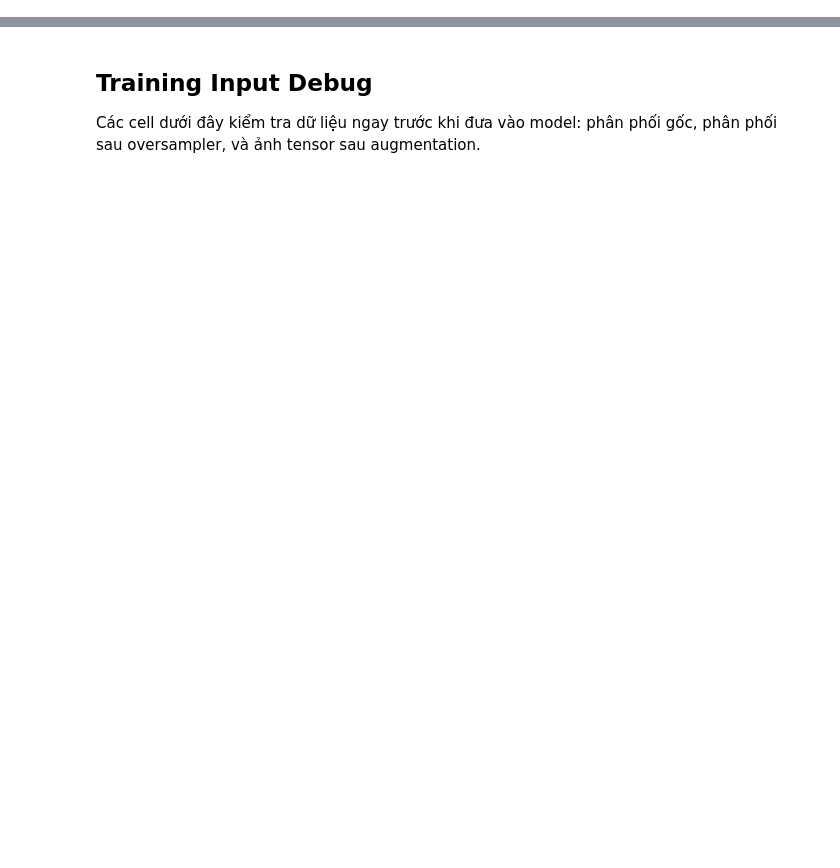
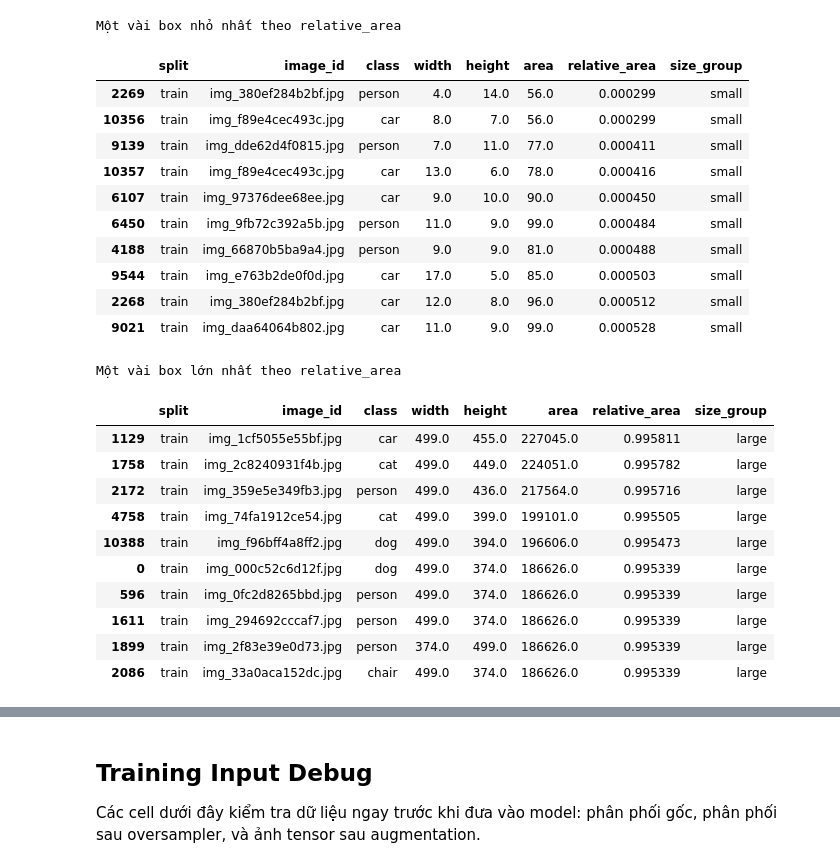
Before and after one commit to ngocbao220/IM-object-detection, a Jupyter notebook: notebooks/data_analysis.ipynb, the cells around one changed output, grey strips where cells are left out. Cells and saved outputs as stored; diff of their text form; code cells hidden in the pictures; blank space fills up the shorter version.

```diff
--- a/notebooks/data_analysis.ipynb
+++ b/notebooks/data_analysis.ipynb
@@ -248,0 +130,36 @@ show_stats("train")
+# %%
+box_table = dataset_analysis["box_table"]
+print("Một vài box nhỏ nhất theo relative_area")
+display(box_table.nsmallest(10, "relative_area")[[
+    "split", "image_id", "class", "width", "height", "area", "relative_area", "size_group"
+]].round(6))
+
+print("Một vài box lớn nhất theo relative_area")
+display(box_table.nlargest(10, "relative_area")[[
+    "split", "image_id", "class", "width", "height", "area", "relative_area", "size_group"
+]].round(6))
+# %% [output]
+Một vài box nhỏ nhất theo relative_area
+|  | split | image_id | class | width | height | area | relative_area | size_group |
+| 2269 | train | img_380ef284b2bf.jpg | person | 4.0 | 14.0 | 56.0 | 0.000299 | small |
+| 10356 | train | img_f89e4cec493c.jpg | car | 8.0 | 7.0 | 56.0 | 0.000299 | small |
+| 9139 | train | img_dde62d4f0815.jpg | person | 7.0 | 11.0 | 77.0 | 0.000411 | small |
+| 10357 | train | img_f89e4cec493c.jpg | car | 13.0 | 6.0 | 78.0 | 0.000416 | small |
+| 6107 | train | img_97376dee68ee.jpg | car | 9.0 | 10.0 | 90.0 | 0.000450 | small |
+| 6450 | train | img_9fb72c392a5b.jpg | person | 11.0 | 9.0 | 99.0 | 0.000484 | small |
+| 4188 | train | img_66870b5ba9a4.jpg | person | 9.0 | 9.0 | 81.0 | 0.000488 | small |
+| 9544 | train | img_e763b2de0f0d.jpg | car | 17.0 | 5.0 | 85.0 | 0.000503 | small |
+| 2268 | train | img_380ef284b2bf.jpg | car | 12.0 | 8.0 | 96.0 | 0.000512 | small |
+| 9021 | train | img_daa64064b802.jpg | car | 11.0 | 9.0 | 99.0 | 0.000528 | small |
+Một vài box lớn nhất theo relative_area
+|  | split | image_id | class | width | height | area | relative_area | size_group |
+| 1129 | train | img_1cf5055e55bf.jpg | car | 499.0 | 455.0 | 227045.0 | 0.995811 | large |
+| 1758 | train | img_2c8240931f4b.jpg | cat | 499.0 | 449.0 | 224051.0 | 0.995782 | large |
+| 2172 | train | img_359e5e349fb3.jpg | person | 499.0 | 436.0 | 217564.0 | 0.995716 | large |
+| 4758 | train | img_74fa1912ce54.jpg | cat | 499.0 | 399.0 | 199101.0 | 0.995505 | large |
+| 10388 | train | img_f96bff4a8ff2.jpg | dog | 499.0 | 394.0 | 196606.0 | 0.995473 | large |
+| 0 | train | img_000c52c6d12f.jpg | dog | 499.0 | 374.0 | 186626.0 | 0.995339 | large |
+| 596 | train | img_0fc2d8265bbd.jpg | person | 499.0 | 374.0 | 186626.0 | 0.995339 | large |
+| 1611 | train | img_294692cccaf7.jpg | person | 499.0 | 374.0 | 186626.0 | 0.995339 | large |
+| 1899 | train | img_2f83e39e0d73.jpg | person | 374.0 | 499.0 | 186626.0 | 0.995339 | large |
+| 2086 | train | img_33a0aca152dc.jpg | chair | 499.0 | 374.0 | 186626.0 | 0.995339 | large |
```
Also changed, not shown: parts of 20 cells of this notebook, 15 other files.
